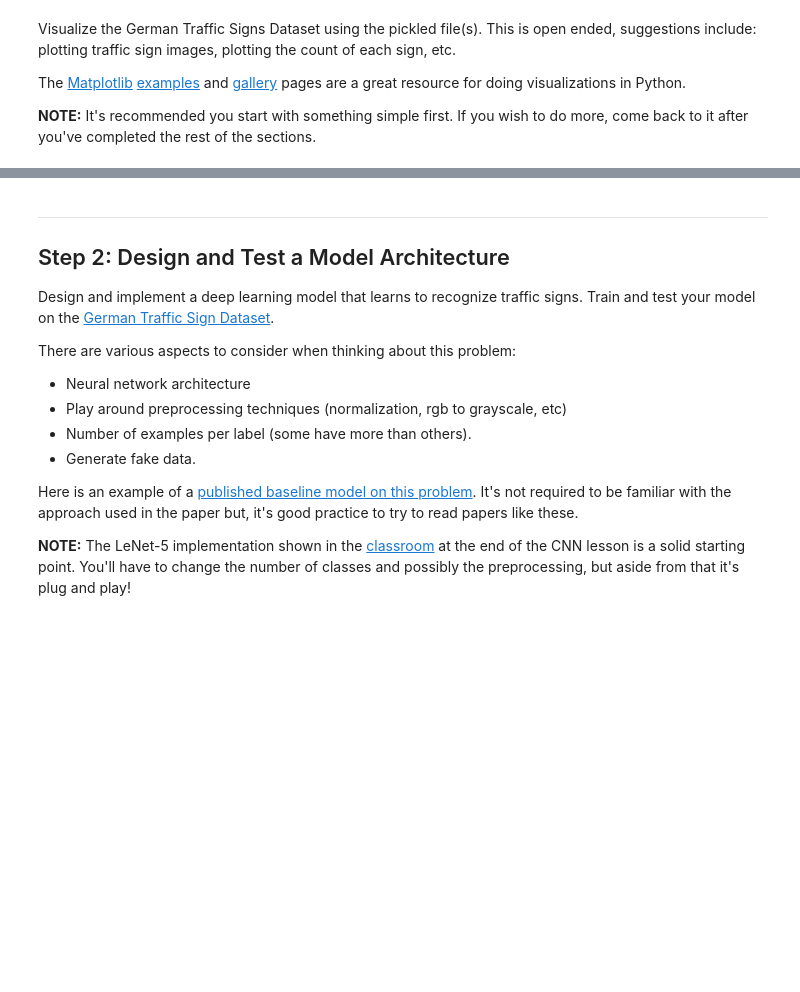
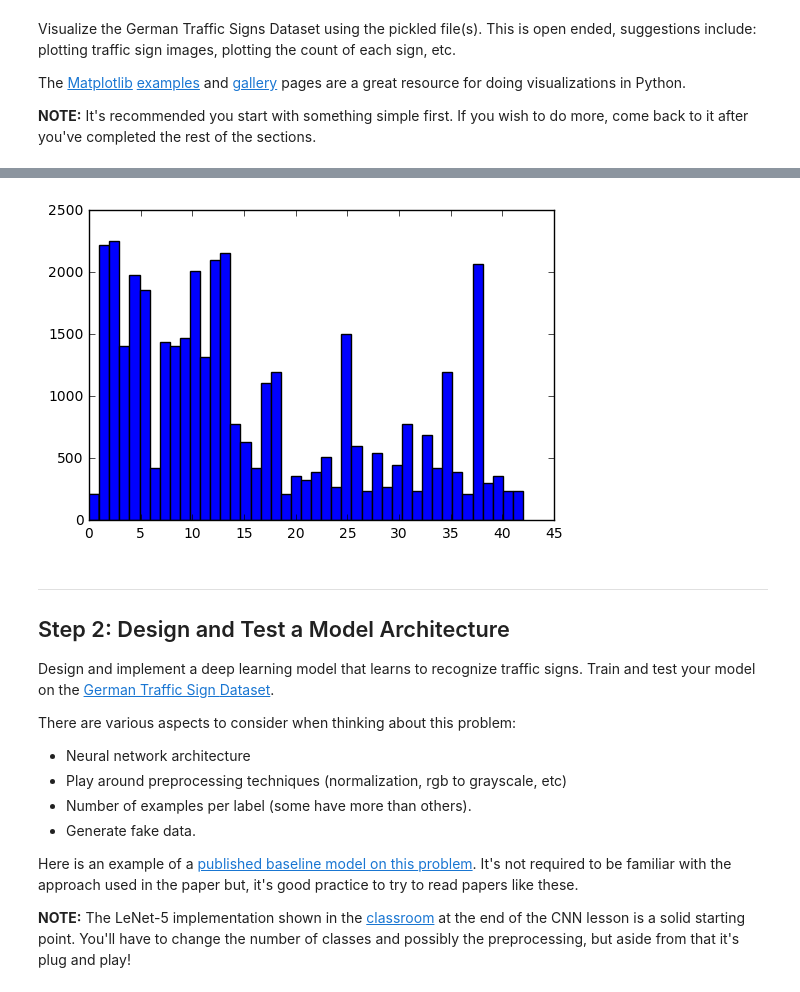
Before and after one commit to dventimi/CarND-Traffic-Signs, a Jupyter notebook: Traffic_Signs_Recognition.ipynb, the cells around one changed output, grey strips where cells are left out. Saved outputs shown, nothing was run; the diff lists cells and outputs as text; code cells hidden in the pictures; blank space fills up the shorter version.

```diff
--- a/Traffic_Signs_Recognition.ipynb
+++ b/Traffic_Signs_Recognition.ipynb
@@ -101,3 +136,10 @@ import matplotlib.pyplot as plt
+# %%
+# Count of each sign (histogram)
+
+fig = plt.figure()
+h = plt.hist(train['labels'], n_classes)
+# %% [output]
+[figure, added]
 # %% [markdown]
 ----
 
```
Also changed, not shown: parts of 3 cells of this notebook, 1 other file.
